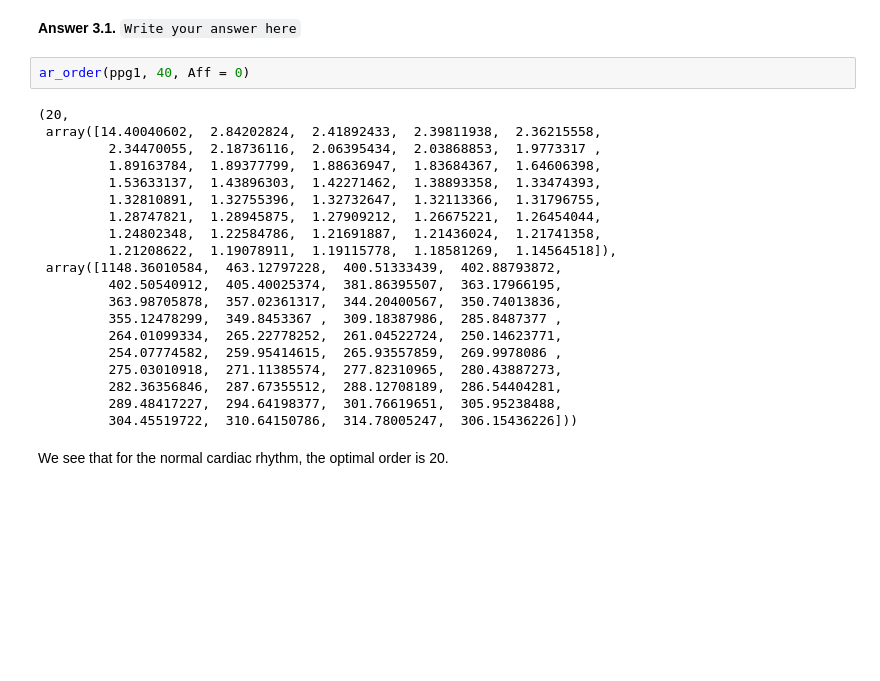
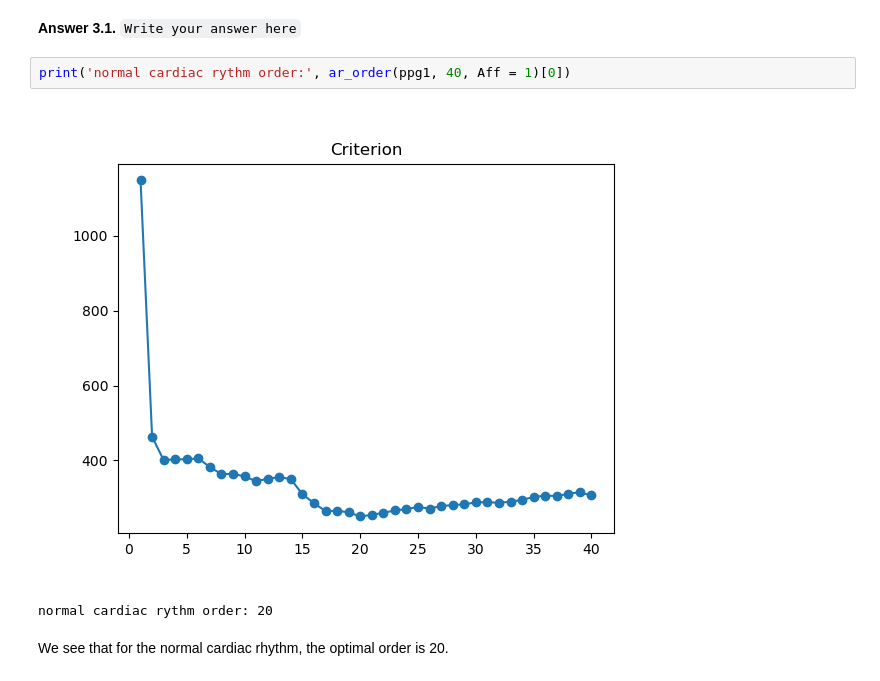
Before and after one commit to ricardo2911/labo, a Jupyter notebook: Labo_06/Lab_LinearModels2.ipynb, the cells around one changed output. Cells and saved outputs as stored; diff of their text form; blank space fills up the shorter version.

```diff
--- a/Labo_06/Lab_LinearModels2.ipynb
+++ b/Labo_06/Lab_LinearModels2.ipynb
@@ -422,27 +424,10 @@ def ar_order(x, omax, Aff=0):
 # %% [markdown]
 **Answer 3.1.** `Write your answer here`
 # %%
-ar_order(ppg1, 40, Aff = 0)
+print('normal cardiac rythm order:', ar_order(ppg1, 40, Aff = 1)[0])
 # %% [output]
+[figure, added]
-(20,
- array([14.40040602,  2.84202824,  2.41892433,  2.39811938,  2.36215558,
-         2.34470055,  2.18736116,  2.06395434,  2.03868853,  1.9773317 ,
-         1.89163784,  1.89377799,  1.88636947,  1.83684367,  1.64606398,
-         1.53633137,  1.43896303,  1.42271462,  1.38893358,  1.33474393,
-         1.32810891,  1.32755396,  1.32732647,  1.32113366,  1.31796755,
-         1.28747821,  1.28945875,  1.27909212,  1.26675221,  1.26454044,
-         1.24802348,  1.22584786,  1.21691887,  1.21436024,  1.21741358,
-         1.21208622,  1.19078911,  1.19115778,  1.18581269,  1.14564518]),
- array([1148.36010584,  463.12797228,  400.51333439,  402.88793872,
-         402.50540912,  405.40025374,  381.86395507,  363.17966195,
-         363.98705878,  357.02361317,  344.20400567,  350.74013836,
-         355.12478299,  349.8453367 ,  309.18387986,  285.8487377 ,
-         264.01099334,  265.22778252,  261.04522724,  250.14623771,
-         254.07774582,  259.95414615,  265.93557859,  269.9978086 ,
-         275.03010918,  271.11385574,  277.82310965,  280.43887273,
-         282.36356846,  287.67355512,  288.12708189,  286.54404281,
-         289.48417227,  294.64198377,  301.76619651,  305.95238488,
-         304.45519722,  310.64150786,  314.78005247,  306.15436226]))
+normal cardiac rythm order: 20
 # %% [markdown]
 We see that for the normal cardiac rhythm, the optimal order is 20.
 # %%
```
Also changed, not shown: parts of 6 cells of this notebook.
